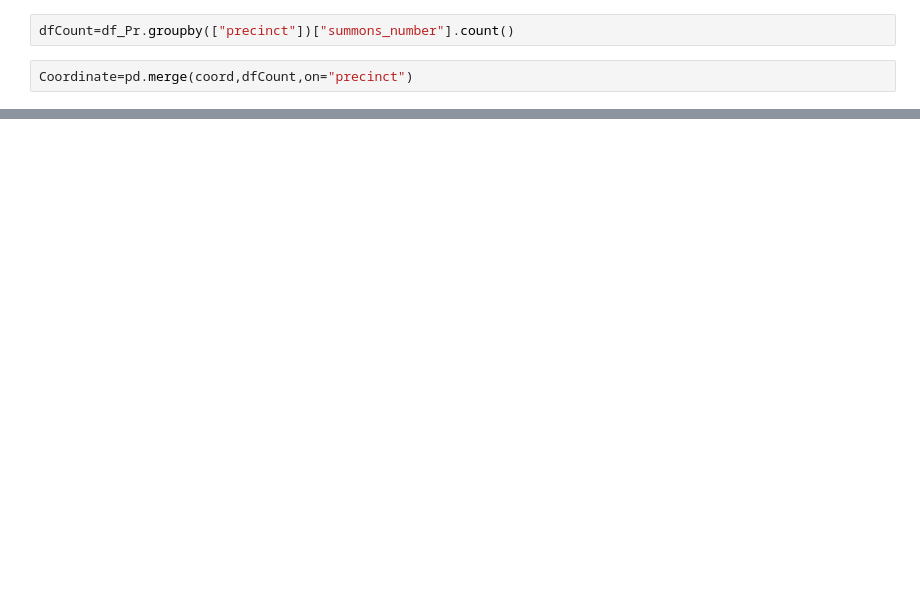
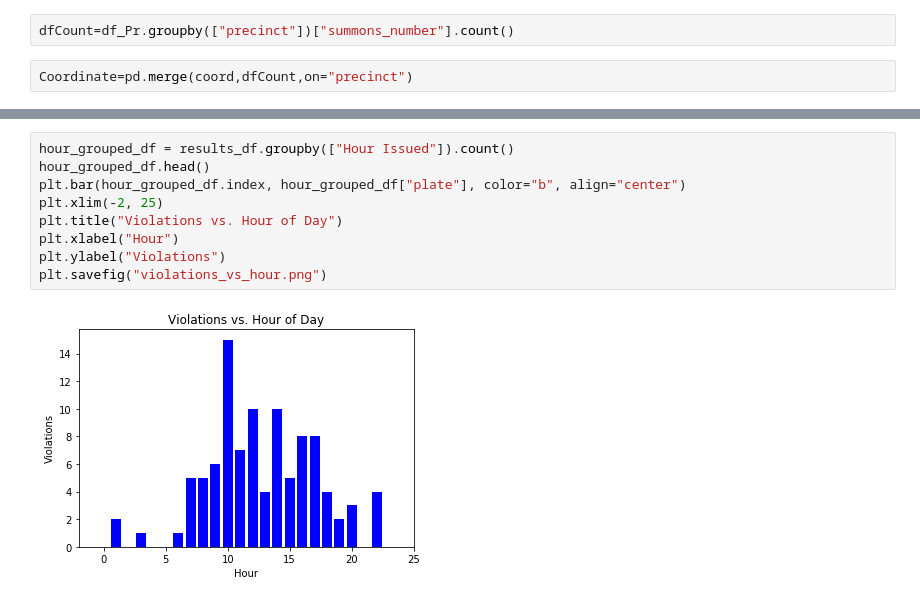
Before and after one commit to jesusbaquiax/github_project_one, a Jupyter notebook: Traffic_Tickets.ipynb, the cells around one changed output, grey strips where cells are left out. Cells and saved outputs as stored; diff of their text form; blank space fills up the shorter version.

```diff
--- a/Traffic_Tickets.ipynb
+++ b/Traffic_Tickets.ipynb
@@ -86,0 +154,11 @@ plt.scatter(x=Coordinate["lon"], y=Coordinate["Lat"], s=Coordinate["summons_numb
+# %%
+hour_grouped_df = results_df.groupby(["Hour Issued"]).count()
+hour_grouped_df.head()
+plt.bar(hour_grouped_df.index, hour_grouped_df["plate"], color="b", align="center")
+plt.xlim(-2, 25)
+plt.title("Violations vs. Hour of Day")
+plt.xlabel("Hour")
+plt.ylabel("Violations")
+plt.savefig("violations_vs_hour.png")
+# %% [output]
+[figure, added]
```
Also changed, not shown: parts of 14 cells of this notebook.
